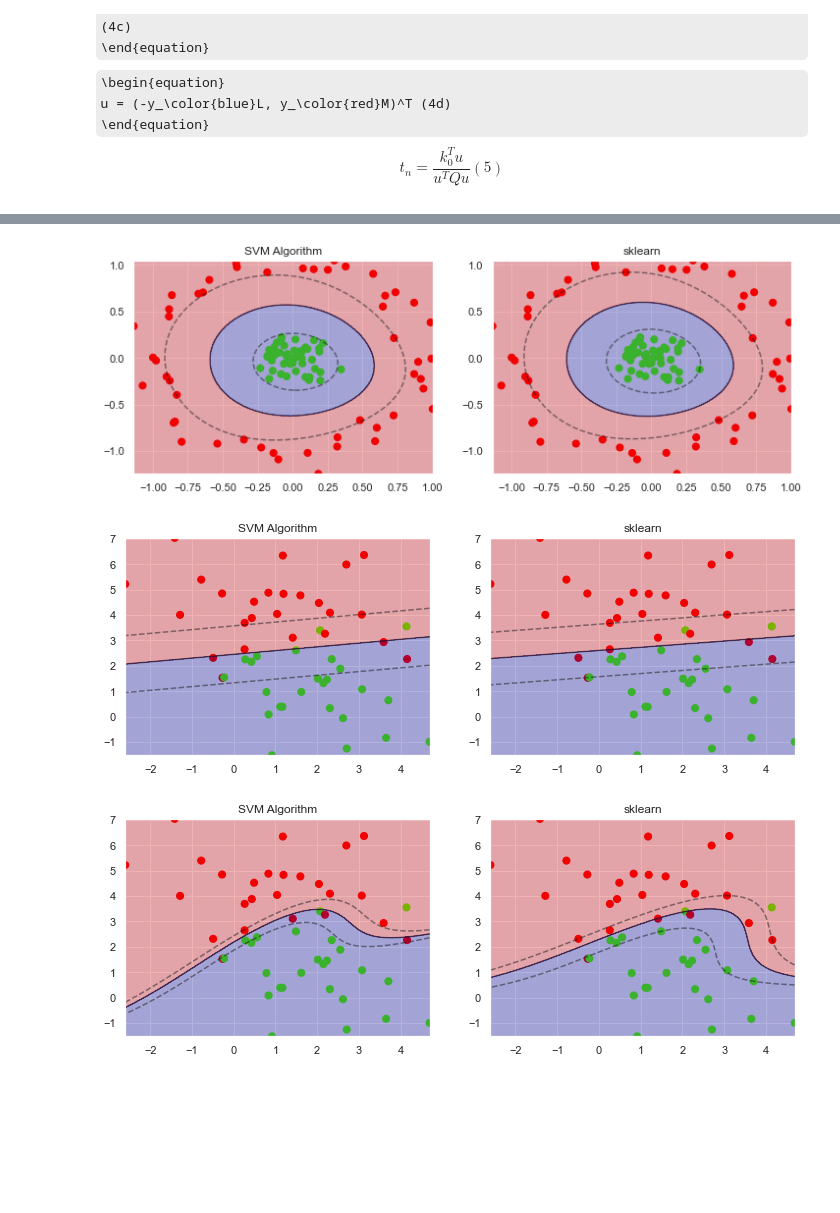
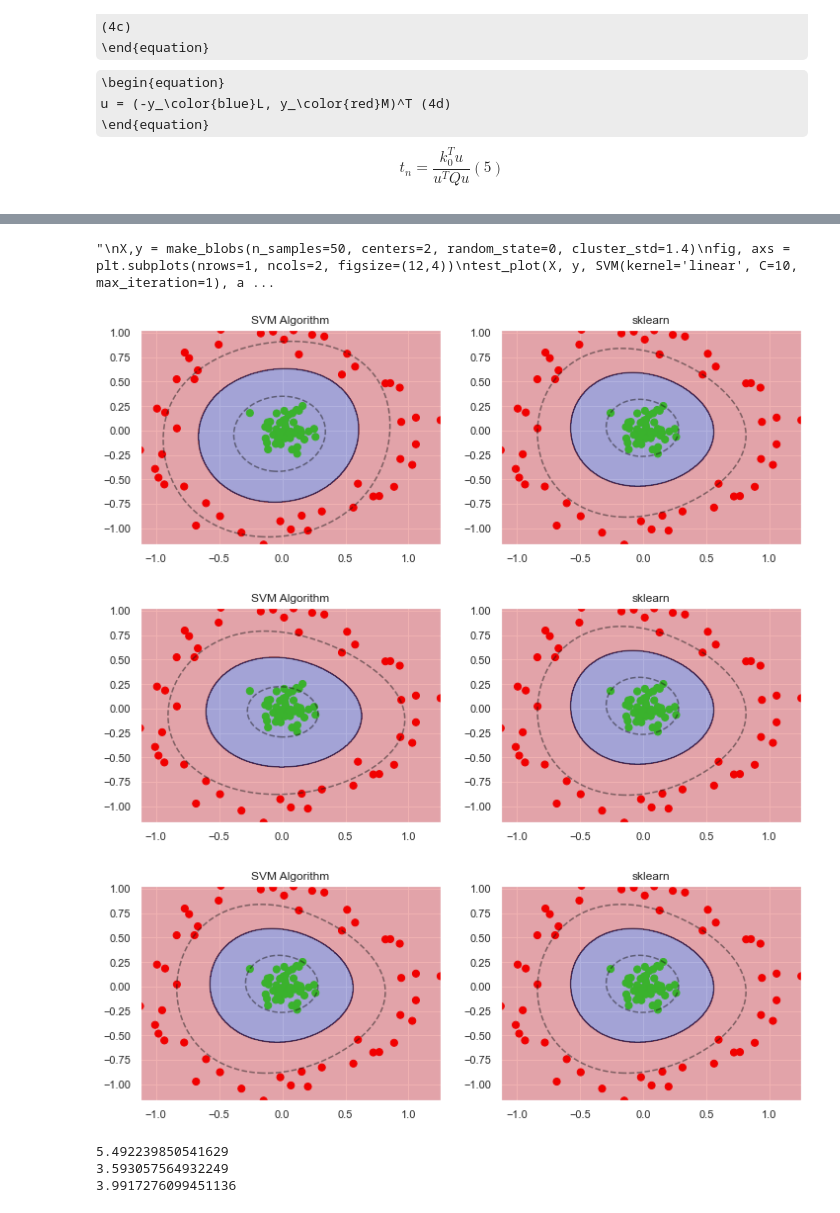
Before and after one commit to JoshuaSimon/Kernel-Learning, a Jupyter notebook: src/Examples/KernelSVM_Notebook.ipynb, the cells around one changed output, grey strips where cells are left out. Cells and saved outputs as stored; diff of their text form; code cells hidden in the pictures; some formulas as TeX source; blank space fills up the shorter version.

```diff
--- a/src/Examples/KernelSVM_Notebook.ipynb
+++ b/src/Examples/KernelSVM_Notebook.ipynb
@@ -133,6 +185,8 @@ class SVM:
         #transformation of the classes 0,1 into -1,+1
         self.y = y * 2 - 1
         self.lambdas = np.zeros_like(self.y, dtype=float)
+        self.solution_distances = []
+        self.convergence_step = np.zeros_like(self.y, dtype=float)
 
         #formula (3). Count the matrix K
         self.K = self.kernel(self.x, self.x) * self.y[:,np.newaxis] * self.y
@@ -155,10 +209,13 @@ class SVM:
                 t_max = np.dot(k0, u) /(np.dot(np.dot(Q, u), u) + 1E-15)
                 self.lambdas[[idxM, idxL]] = v0 + u * self.restrict_to_square(t_max, v0, u)
 
-                #support vektor index
-                idx, = np.nonzero(self.lambdas > 1E-15)
-                #count formula (1)
-                self.b = np.mean((1.0-np.sum(self.K[idx]*self.lambdas,axis=1))*self.y[idx])
+            #self.solution_distances.append(np.linalg.norm(self.convergence_step - self.alpha, ord=2))
+            self.solution_distances.append(self.lambdas)
+
+        #support vektor index
+        idx, = np.nonzero(self.lambdas > 1E-15)
+        #count formula (1)
+        self.b = np.mean((1.0-np.sum(self.K[idx]*self.lambdas,axis=1))*self.y[idx])
 
     def decision_function(self, x):
         return np.sum(self.kernel(x, self.x) * self.y * self.lambdas, axis=1) + self.b
@@ -175,36 +232,63 @@ from sklearn.datasets import make_blobs, make_circles
 from matplotlib.colors import ListedColormap
 
 
 
 def test_plot(X, y, svm_model, axes, title):
     plt.axes(axes)
     xlim = [np.min(X[:, 0]), np.max(X[:, 0])]
     ylim = [np.min(X[:, 1]), np.max(X[:, 1])]
     xx, yy = np.meshgrid(np.linspace(*xlim, num=700), np.linspace(*ylim, num=700))
     rgb = np.array([[210, 0, 0], [0, 0, 150]])/255.0
 
     svm_model.fit(X, y)
     z_model = svm_model.decision_function(np.c_[xx.ravel(), yy.ravel()]).reshape(xx.shape)
 
     plt.scatter(X[:, 0], X[:, 1], c=y, s=50, cmap='prism') # standard
     plt.contour(xx, yy, z_model, colors='k', levels=[-1, 0, 1], alpha=0.5, linestyles=['--', '-', '--'])
     plt.contourf(xx, yy, np.sign(z_model.reshape(xx.shape)), alpha=0.3, levels=2, cmap=ListedColormap(rgb), zorder=1)
     plt.title(title)
 
 X, y = make_circles(100, factor=.1, noise=.1)
 fig, axs = plt.subplots(nrows=1, ncols=2, figsize=(12,4))
-test_plot(X, y, SVM(kernel='rbf', C=10, max_iteration=120, gamma=1), axs[0], 'SVM Algorithm')
+test_plot(X, y, SVM(kernel='rbf', C=10, max_iteration=1, gamma=1), axs[0], 'SVM Algorithm')
 test_plot(X, y, SVC(kernel='rbf', C=10, gamma=1), axs[1], 'sklearn')#
 
+fig, axs = plt.subplots(nrows=1, ncols=2, figsize=(12,4))
+test_plot(X, y, SVM(kernel='rbf', C=10, max_iteration=10, gamma=1), axs[0], 'SVM Algorithm')
+test_plot(X, y, SVC(kernel='rbf', C=10, gamma=1), axs[1], 'sklearn')#
+
+fig, axs = plt.subplots(nrows=1, ncols=2, figsize=(12,4))
+test_plot(X, y, SVM(kernel='rbf', C=10, max_iteration=1000, gamma=1), axs[0], 'SVM Algorithm')
+test_plot(X, y, SVC(kernel='rbf', C=10, gamma=1), axs[1], 'sklearn')#
+
+"""
 X,y = make_blobs(n_samples=50, centers=2, random_state=0, cluster_std=1.4)
 fig, axs = plt.subplots(nrows=1, ncols=2, figsize=(12,4))
-test_plot(X, y, SVM(kernel='linear', C=10, max_iteration=120), axs[0], 'SVM Algorithm')
+test_plot(X, y, SVM(kernel='linear', C=10, max_iteration=1), axs[0], 'SVM Algorithm')
 test_plot(X, y, SVC(kernel='linear', C=10), axs[1], 'sklearn')#
 
 fig, axs = plt.subplots(nrows=1, ncols=2, figsize=(12,4))
-test_plot(X, y, SVM(kernel='poly', C=10, max_iteration=120, degree=3), axs[0], 'SVM Algorithm')
+test_plot(X, y, SVM(kernel='poly', C=10, max_iteration=1, degree=3), axs[0], 'SVM Algorithm')
 test_plot(X, y, SVC(kernel='poly', C=10, degree=3), axs[1], 'sklearn')#
+"""
 # %% [output]
+"\nX,y = make_blobs(n_samples=50, centers=2, random_state=0, cluster_std=1.4)\nfig, axs = plt.subplots(nrows=1, ncols=2, figsize=(12,4))\ntest_plot(X, y, SVM(kernel='linear', C=10, max_iteration=1), a ...
-[figure, old version]
+[figure, new version]
-[figure, old version]
+[figure, new version]
-[figure, old version]
+[figure, new version]
+# %%
+iterations = [10, 10, 10, 10]
+lamb = []
+
+for it in iterations:
+    model_ = SVM(kernel='rbf', C=10, max_iteration=it, gamma=1)
+    model_.fit(X, y)
+    lamb.append(model_.lambdas)
+
+print(np.linalg.norm(lamb[0] - lamb[1]))
+print(np.linalg.norm(lamb[0] - lamb[2]))
+print(np.linalg.norm(lamb[0] - lamb[3]))
+# %% [output]
+5.492239850541629
+3.593057564932249
+3.9917276099451136
```
Also changed, not shown: parts of 2 cells of this notebook, 1 other file.
